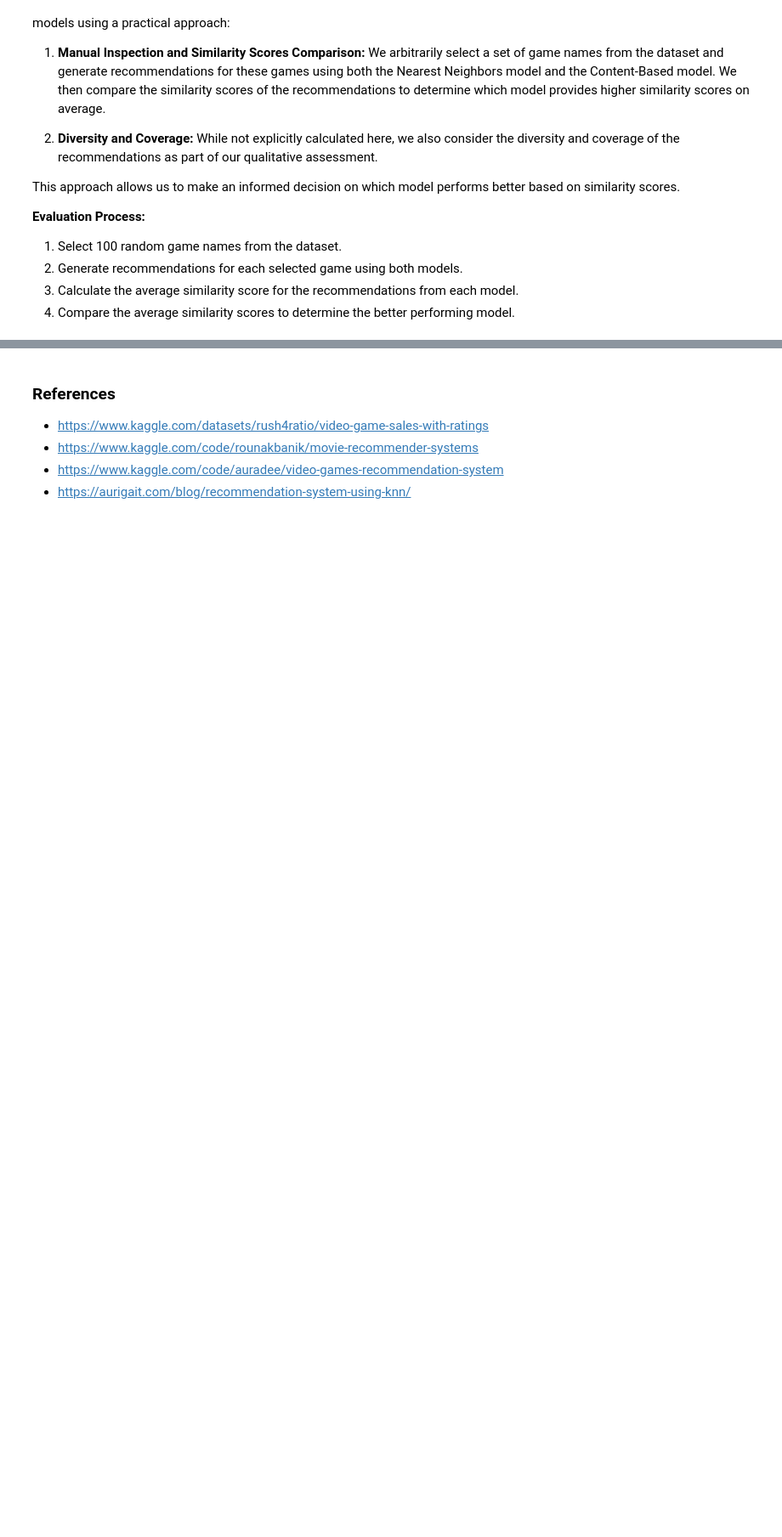
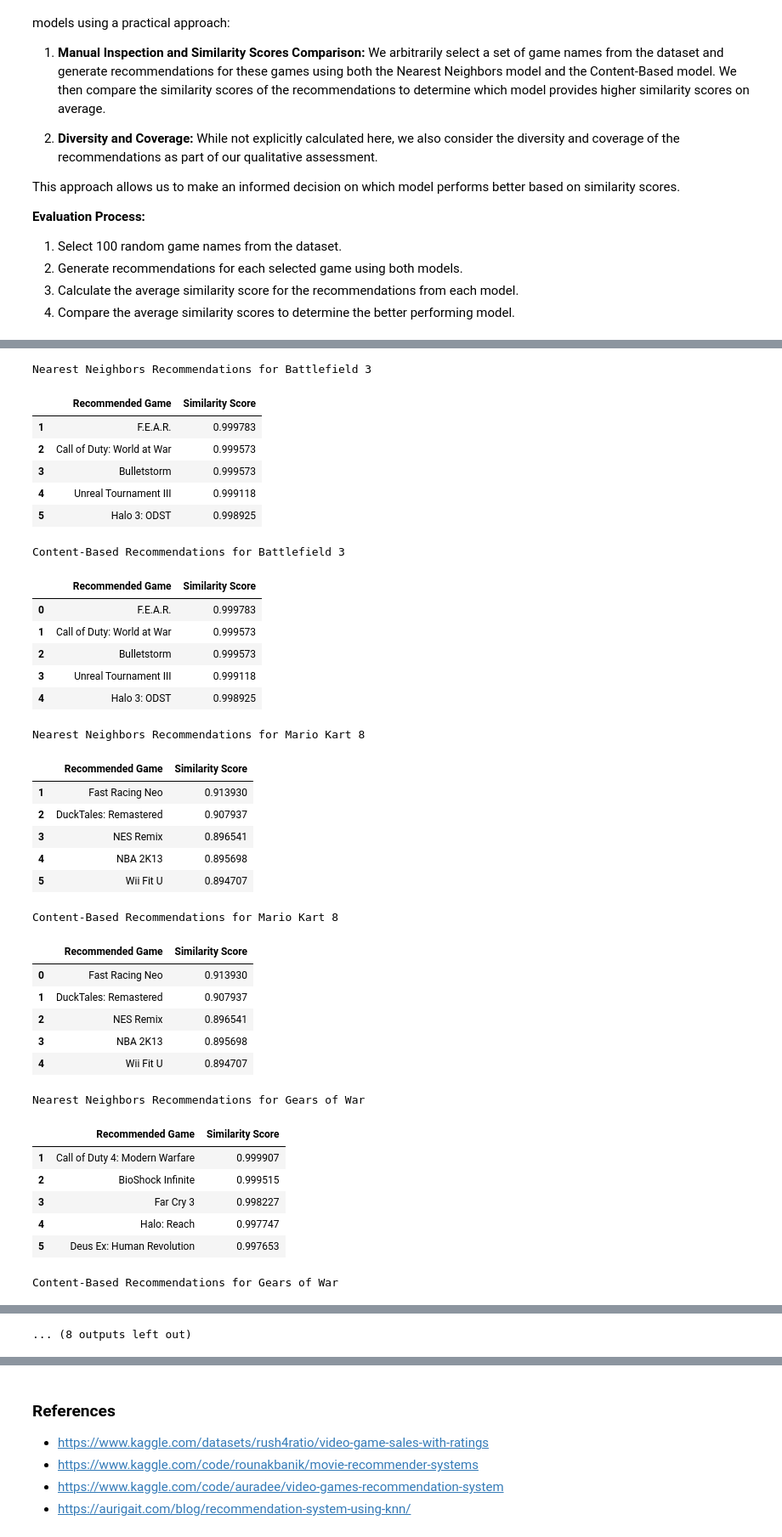
Before and after one commit to grainier/games-recommender-system, a Jupyter notebook: notebooks/games-recommender-system.ipynb, the cells around one changed output, grey strips where cells are left out. Shown at 85% size. Drawn from its saved outputs; the diff is of its cells as text; code cells hidden in the pictures; blank space fills up the shorter version.

```diff
--- a/notebooks/games-recommender-system.ipynb
+++ b/notebooks/games-recommender-system.ipynb
@@ -677,0 +698,58 @@ In conclusion, the Nearest Neighbors model using cosine similarity provides more
+# %%
+# Define a list of game titles for which we want recommendations
+titles_to_recommend = [
+    "Battlefield 3",
+    "Mario Kart 8",
+    "Gears of War",
+    "The Witcher 3: Wild Hunt",
+    "Pirates of the Burning Sea"
+]
+
+nnr = NearestNeighborsRecommender(scaled_features_with_names)
+nnr.fit()
+cbr = ContentBasedRecommender(scaled_features_with_names)
+cbr.fit()
+
+for title in titles_to_recommend:
+    print(f"\nNearest Neighbors Recommendations for {title}")
+    display(nnr.recommend_by_title(title))
+
+    print(f"Content-Based Recommendations for {title}")
+    display(cbr.recommend_by_title(title))
+# %% [output]
+Nearest Neighbors Recommendations for Battlefield 3
+|  | Recommended Game | Similarity Score |
+| 1 | F.E.A.R. | 0.999783 |
+| 2 | Call of Duty: World at War | 0.999573 |
+| 3 | Bulletstorm | 0.999573 |
+| 4 | Unreal Tournament III | 0.999118 |
+| 5 | Halo 3: ODST | 0.998925 |
+Content-Based Recommendations for Battlefield 3
+|  | Recommended Game | Similarity Score |
+| 0 | F.E.A.R. | 0.999783 |
+| 1 | Call of Duty: World at War | 0.999573 |
+| 2 | Bulletstorm | 0.999573 |
+| 3 | Unreal Tournament III | 0.999118 |
+| 4 | Halo 3: ODST | 0.998925 |
+Nearest Neighbors Recommendations for Mario Kart 8
+|  | Recommended Game | Similarity Score |
+| 1 | Fast Racing Neo | 0.913930 |
+| 2 | DuckTales: Remastered | 0.907937 |
+| 3 | NES Remix | 0.896541 |
+| 4 | NBA 2K13 | 0.895698 |
+| 5 | Wii Fit U | 0.894707 |
+Content-Based Recommendations for Mario Kart 8
+|  | Recommended Game | Similarity Score |
+| 0 | Fast Racing Neo | 0.913930 |
+| 1 | DuckTales: Remastered | 0.907937 |
+| 2 | NES Remix | 0.896541 |
+| 3 | NBA 2K13 | 0.895698 |
+| 4 | Wii Fit U | 0.894707 |
+Nearest Neighbors Recommendations for Gears of War
+|  | Recommended Game | Similarity Score |
+| 1 | Call of Duty 4: Modern Warfare | 0.999907 |
+| 2 | BioShock Infinite | 0.999515 |
+| 3 | Far Cry 3 | 0.998227 |
+| 4 | Halo: Reach | 0.997747 |
+| 5 | Deus Ex: Human Revolution | 0.997653 |
+Content-Based Recommendations for Gears of War
@@ -678,3 +762,4 @@ In conclusion, the Nearest Neighbors model using cosine similarity provides more
+... (8 outputs left out)
 # %% [markdown]
 ### Conclusion
 
```
Also changed, not shown: parts of 8 cells of this notebook, 1 other file.
